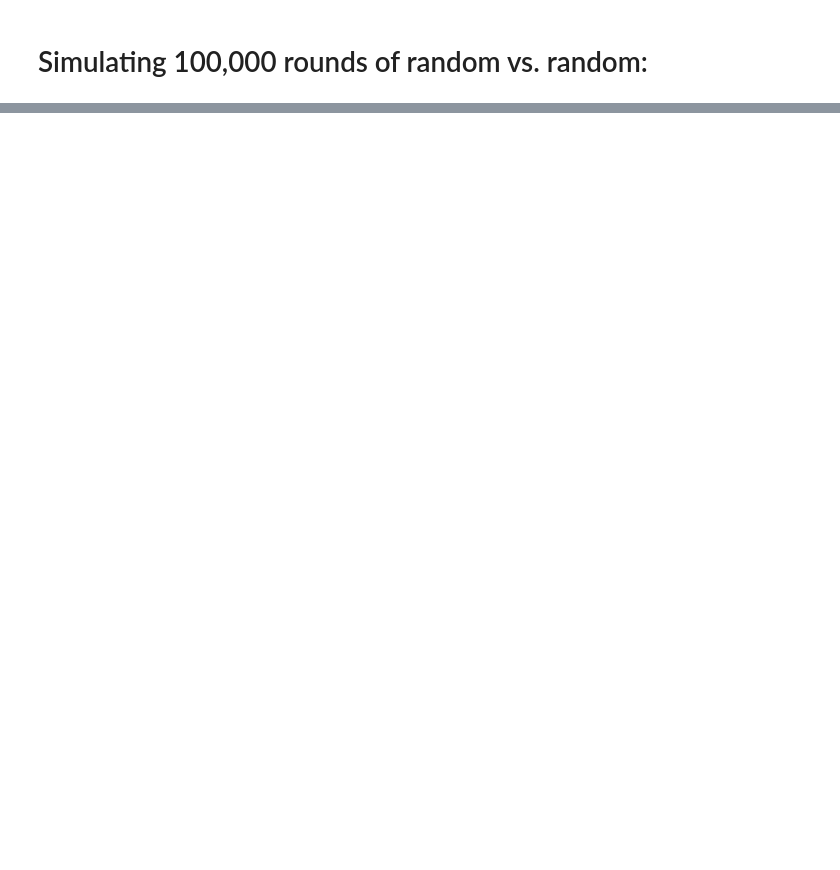
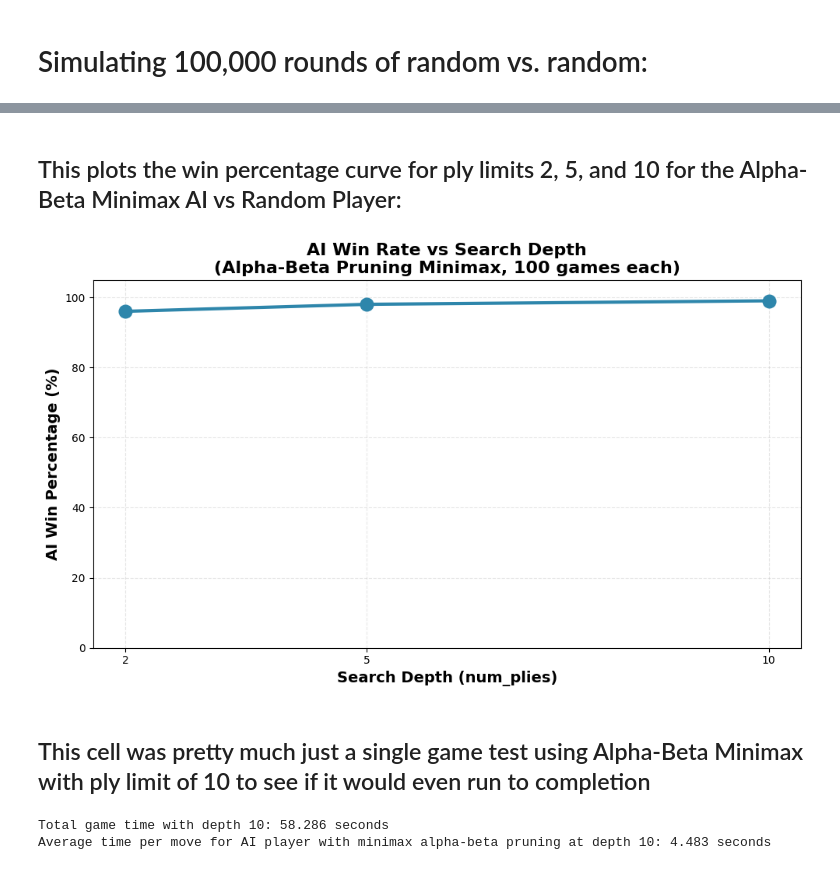
Before and after one commit to JasonHunter95/MancalaAI, a Jupyter notebook: project.ipynb, the cells around one changed output, grey strips where cells are left out. Cells and saved outputs as stored; diff of their text form; code cells hidden in the pictures; blank space fills up the shorter version.

Commit message:
fixed some things up and completed all the simulations + graph

```diff
--- a/project.ipynb
+++ b/project.ipynb
@@ -61,5 +63,6 @@ The players tied 6.576 % of the time.
 # %%
 num_sims = 100
+num_plies = 5
 ai_wins = 0
 random_wins = 0
 ties = 0
@@ -79,7 +82,7 @@ for _ in range(num_sims):
 
         if current_player == 1: ## the AI player should be player 1
             move_start_time = time.time()
-            move = get_basic_minimax_move(game, state, plie_lim=5)
+            move = get_basic_minimax_move(game, state, num_plies)
             move_end_time = time.time()
             move_time_arr.append(move_end_time - move_start_time)
         else:
@@ -130,5 +133,6 @@ Average time per game: 3.557 seconds
 # %%
 num_sims = 100
+num_plies = 5
 ai_wins = 0
 random_wins = 0
 ties = 0
@@ -148,7 +152,7 @@ for _ in range(num_sims):
 
         if current_player == 1: ## the AI player should be player 1
             move_start_time = time.time()
-            move = get_alpha_beta_minimax_move(game, state, plie_lim=5)
+            move = get_alpha_beta_minimax_move(game, state, num_plies)
             move_end_time = time.time()
             move_time_arr.append(move_end_time - move_start_time)
         else:
@@ -199,5 +206,6 @@ Average time per game: 0.529 seconds
 # %%
 num_sims = 100
+num_plies = 10
 ai_wins = 0
 random_wins = 0
 ties = 0
@@ -217,7 +225,7 @@ for _ in range(num_sims):
 
         if current_player == 1: ## the AI player should be player 1
             move_start_time = time.time()
-            move = get_alpha_beta_minimax_move(game, state, plie_lim=10)
+            move = get_alpha_beta_minimax_move(game, state, num_plies)
             move_end_time = time.time()
             move_time_arr.append(move_end_time - move_start_time)
         else:
@@ -257,0 +373,53 @@ print(f"Average time per game: {np.mean(time_arr):.3f} seconds")
+# %% [markdown]
+## This plots the win percentage curve for ply limits 2, 5, and 10 for the Alpha-Beta Minimax AI vs Random Player:
+# %%
+plt.figure(figsize=(10, 6))
+plt.plot(depth_results, win_percentages, marker='o', linewidth=3, markersize=12,
+         color='#2E86AB')
+plt.xlabel('Search Depth (num_plies)', fontsize=14, fontweight='bold')
+plt.ylabel('AI Win Percentage (%)', fontsize=14, fontweight='bold')
+plt.title('AI Win Rate vs Search Depth\n(Alpha-Beta Pruning Minimax, 100 games each)',
+          fontsize=16, fontweight='bold')
+plt.grid(True, alpha=0.3, linestyle='--')
+plt.xticks(depth_results)
+plt.ylim(0, 105)
+
+plt.tight_layout()
+plt.savefig('ai_win_percentage_curve.png', dpi=300, bbox_inches='tight')
+plt.show()
+# %% [output]
+[figure, added]
+# %% [markdown]
+## This cell was pretty much just a single game test using Alpha-Beta Minimax with ply limit of 10 to see if it would even run to completion
+# %%
+num_plies = 10
+game = MancalaAI(pits_per_player=6, stones_per_pit=4)
+state = game.initial # get initial state
+moves = 0
+start_time = time.time()
+ai_move_time_arr = []
+
+while not game.terminal_test(state):
+    current_player = game.to_move(state)
+
+    if current_player == 1: ## the AI player should be player 1
+        ai_move_start_time = time.time()
+        move = get_alpha_beta_minimax_move(game, state, num_plies)
+        ai_move_end_time = time.time()
+        ai_move_time_arr.append(ai_move_end_time - ai_move_start_time)
+    else:
+        move = state.board.random_move_generator()
+
+    if move is None:
+        break
+
+    state = game.result(state, move)
+    moves += 1
+
+end_time = time.time()
+
+print(f"Total game time with depth 10: {end_time - start_time:.3f} seconds")
+print(f"Average time per move for AI player with minimax alpha-beta pruning at depth 10: {np.mean(ai_move_time_arr):.3f} seconds")
+# %% [output]
+Total game time with depth 10: 58.286 seconds
+Average time per move for AI player with minimax alpha-beta pruning at depth 10: 4.483 seconds
```
Also changed, not shown: parts of 10 cells of this notebook, 4 other files.
